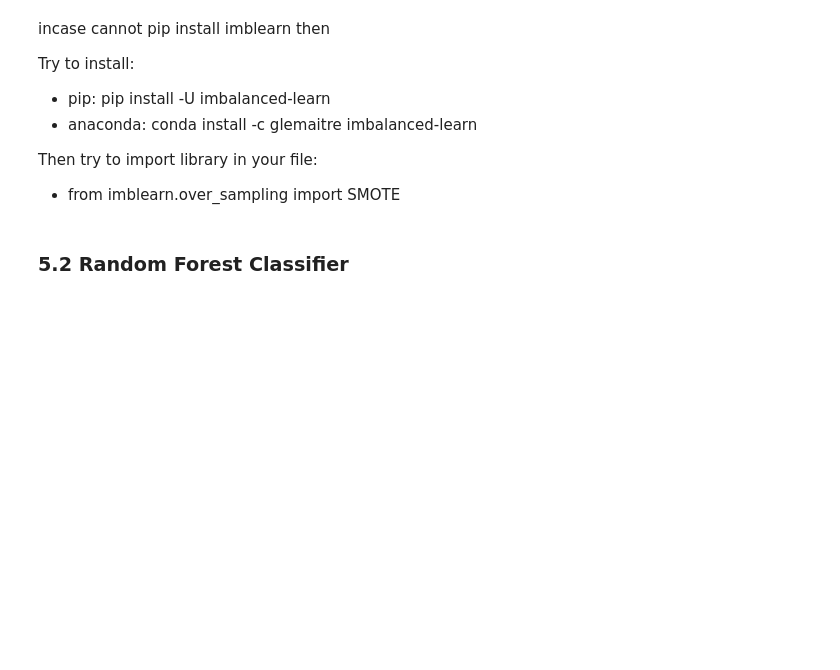
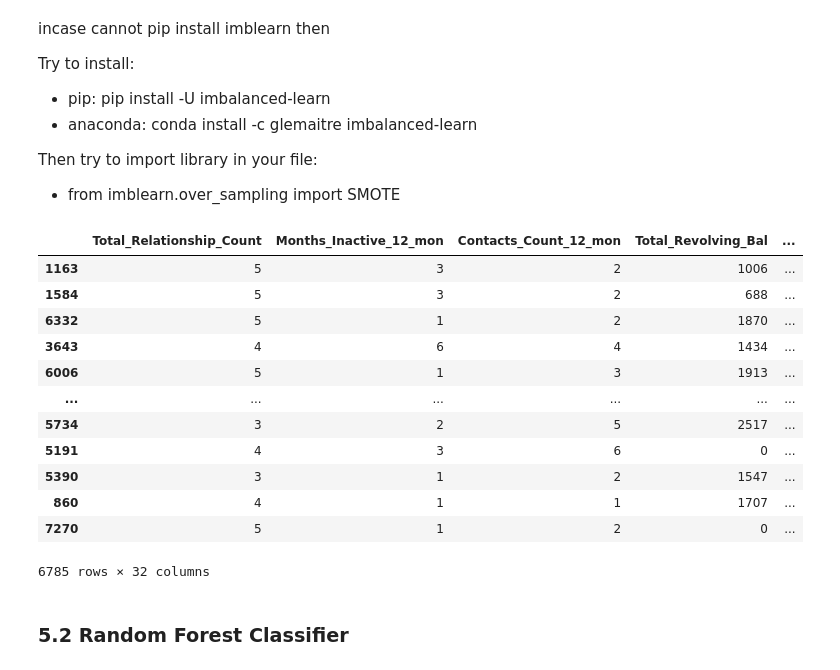
Before and after one commit to calvinnguyen8k/Projects, a Jupyter notebook: Customer Churn/Customer Churn Prediction.ipynb, the cells around one changed output. Cells and saved outputs as stored; diff of their text form; code cells hidden in the pictures; blank space fills up the shorter version.

```diff
--- a/Customer Churn/Customer Churn Prediction.ipynb
+++ b/Customer Churn/Customer Churn Prediction.ipynb
@@ -316,3 +316,19 @@ X_train_res, y_train_res = sm.fit_resample(X_train, y_train)
+# %%
+X_train
+# %% [output]
+|  | Total_Relationship_Count | Months_Inactive_12_mon | Contacts_Count_12_mon | Total_Revolving_Bal | ... |
+| 1163 | 5 | 3 | 2 | 1006 | ... |
+| 1584 | 5 | 3 | 2 | 688 | ... |
+| 6332 | 5 | 1 | 2 | 1870 | ... |
+| 3643 | 4 | 6 | 4 | 1434 | ... |
+| 6006 | 5 | 1 | 3 | 1913 | ... |
+| ... | ... | ... | ... | ... | ... |
+| 5734 | 3 | 2 | 5 | 2517 | ... |
+| 5191 | 4 | 3 | 6 | 0 | ... |
+| 5390 | 3 | 1 | 2 | 1547 | ... |
+| 860 | 4 | 1 | 1 | 1707 | ... |
+| 7270 | 5 | 1 | 2 | 0 | ... |
+6785 rows × 32 columns
 # %% [markdown]
 ### 5.2 Random Forest Classifier
 # %%
```
Also changed, not shown: parts of 5 cells of this notebook, 2 other files.
